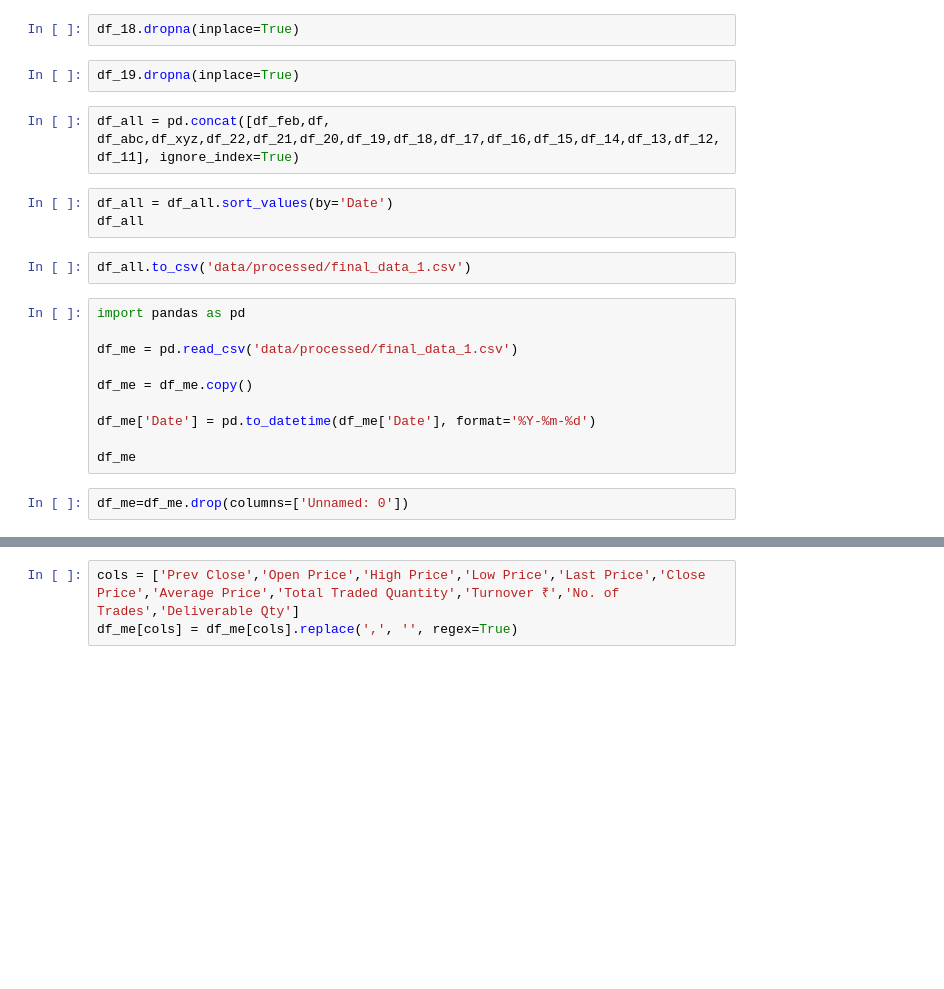
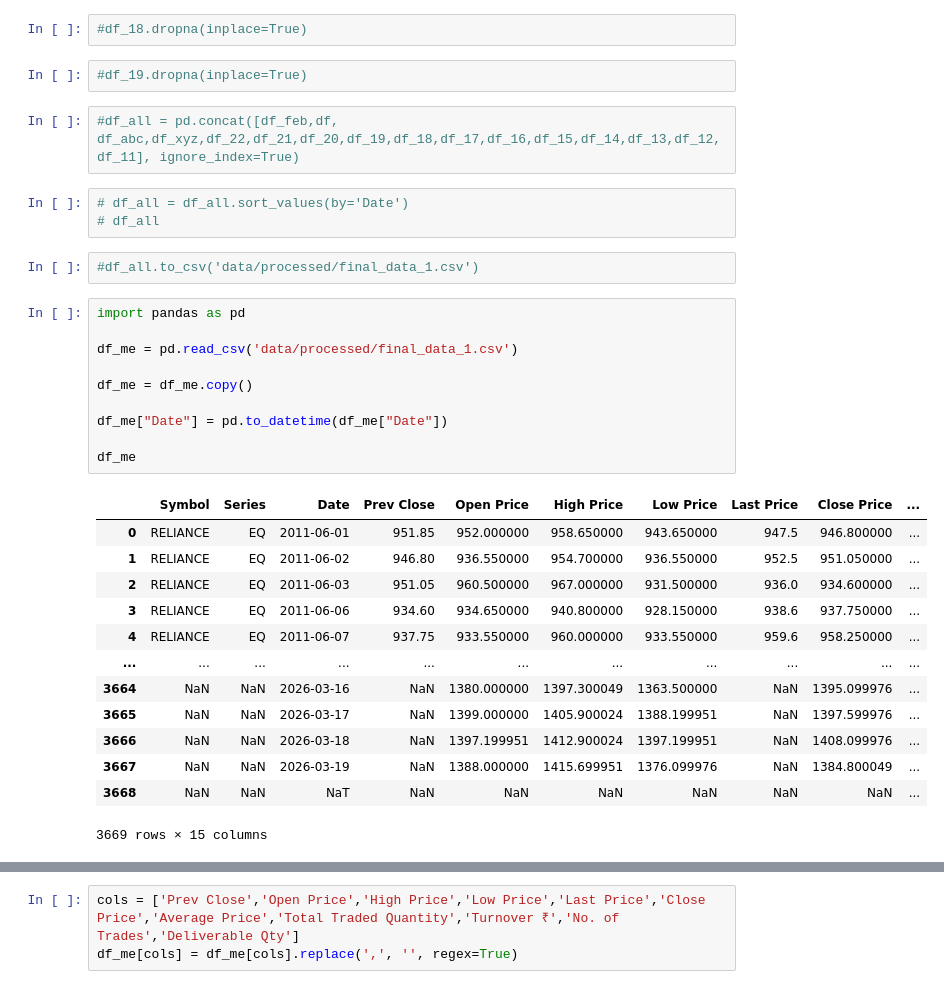
Before and after one commit to Rugved-Lohakare/smart-investment-advisor, a Jupyter notebook: data_notebook.ipynb, the cells around one changed output, grey strips where cells are left out. Cells and saved outputs as stored; diff of their text form; blank space fills up the shorter version.

Commit message:
dynamic daily up to date dataset

```diff
--- a/data_notebook.ipynb
+++ b/data_notebook.ipynb
@@ -111,23 +113,35 @@ df_17.dropna(inplace=True)
 # %%
-df_18.dropna(inplace=True)
+#df_18.dropna(inplace=True)
 # %%
-df_19.dropna(inplace=True)
+#df_19.dropna(inplace=True)
 # %%
-df_all = pd.concat([df_feb,df, df_abc,df_xyz,df_22,df_21,df_20,df_19,df_18,df_17,df_16,df_15,df_14,df_13,df_12,df_11], ignore_index=True)
+#df_all = pd.concat([df_feb,df, df_abc,df_xyz,df_22,df_21,df_20,df_19,df_18,df_17,df_16,df_15,df_14,df_13,df_12,df_11], ignore_index=True)
 # %%
-df_all = df_all.sort_values(by='Date')
-df_all
+# df_all = df_all.sort_values(by='Date')
+# df_all
 # %%
-df_all.to_csv('data/processed/final_data_1.csv')
+#df_all.to_csv('data/processed/final_data_1.csv')
 # %%
 import pandas as pd
 
 df_me = pd.read_csv('data/processed/final_data_1.csv')
 
 df_me = df_me.copy()
 
-df_me['Date'] = pd.to_datetime(df_me['Date'], format='%Y-%m-%d')
+df_me["Date"] = pd.to_datetime(df_me["Date"])
 
 df_me
+# %% [output]
+|  | Symbol | Series | Date | Prev Close | Open Price | High Price | Low Price | Last Price | Close Price | ... |
+| 0 | RELIANCE | EQ | 2011-06-01 | 951.85 | 952.000000 | 958.650000 | 943.650000 | 947.5 | 946.800000 | ... |
+| 1 | RELIANCE | EQ | 2011-06-02 | 946.80 | 936.550000 | 954.700000 | 936.550000 | 952.5 | 951.050000 | ... |
+| 2 | RELIANCE | EQ | 2011-06-03 | 951.05 | 960.500000 | 967.000000 | 931.500000 | 936.0 | 934.600000 | ... |
+| 3 | RELIANCE | EQ | 2011-06-06 | 934.60 | 934.650000 | 940.800000 | 928.150000 | 938.6 | 937.750000 | ... |
+| 4 | RELIANCE | EQ | 2011-06-07 | 937.75 | 933.550000 | 960.000000 | 933.550000 | 959.6 | 958.250000 | ... |
+| ... | ... | ... | ... | ... | ... | ... | ... | ... | ... | ... |
+| 3664 | NaN | NaN | 2026-03-16 | NaN | 1380.000000 | 1397.300049 | 1363.500000 | NaN | 1395.099976 | ... |
+| 3665 | NaN | NaN | 2026-03-17 | NaN | 1399.000000 | 1405.900024 | 1388.199951 | NaN | 1397.599976 | ... |
+| 3666 | NaN | NaN | 2026-03-18 | NaN | 1397.199951 | 1412.900024 | 1397.199951 | NaN | 1408.099976 | ... |
+| 3667 | NaN | NaN | 2026-03-19 | NaN | 1388.000000 | 1415.699951 | 1376.099976 | NaN | 1384.800049 | ... |
+| 3668 | NaN | NaN | NaT | NaN | NaN | NaN | NaN | NaN | NaN | ... |
+3669 rows × 15 columns
-# %%
-df_me=df_me.drop(columns=['Unnamed: 0'])
```
Also changed, not shown: parts of 83 cells of this notebook, 8 other files.
